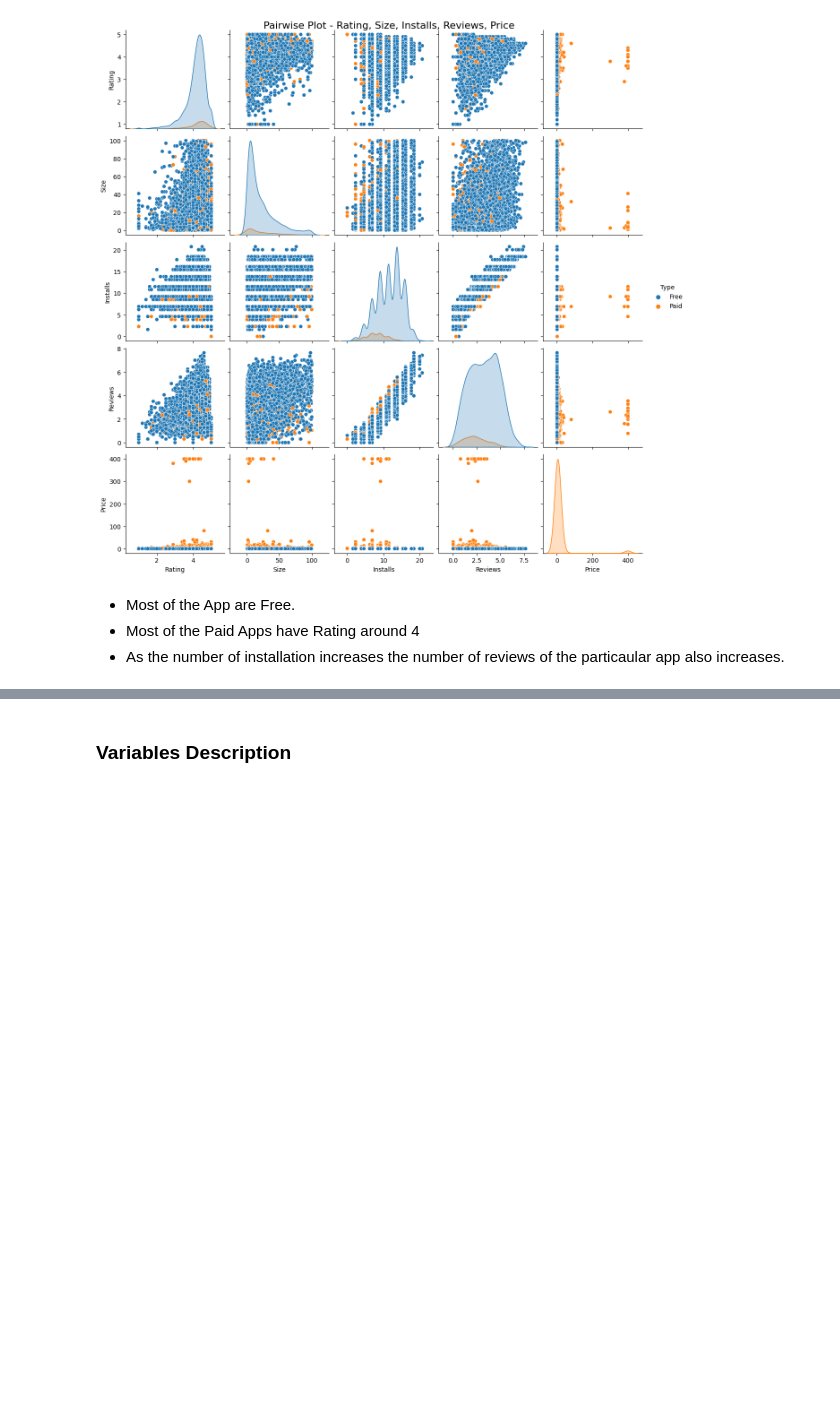
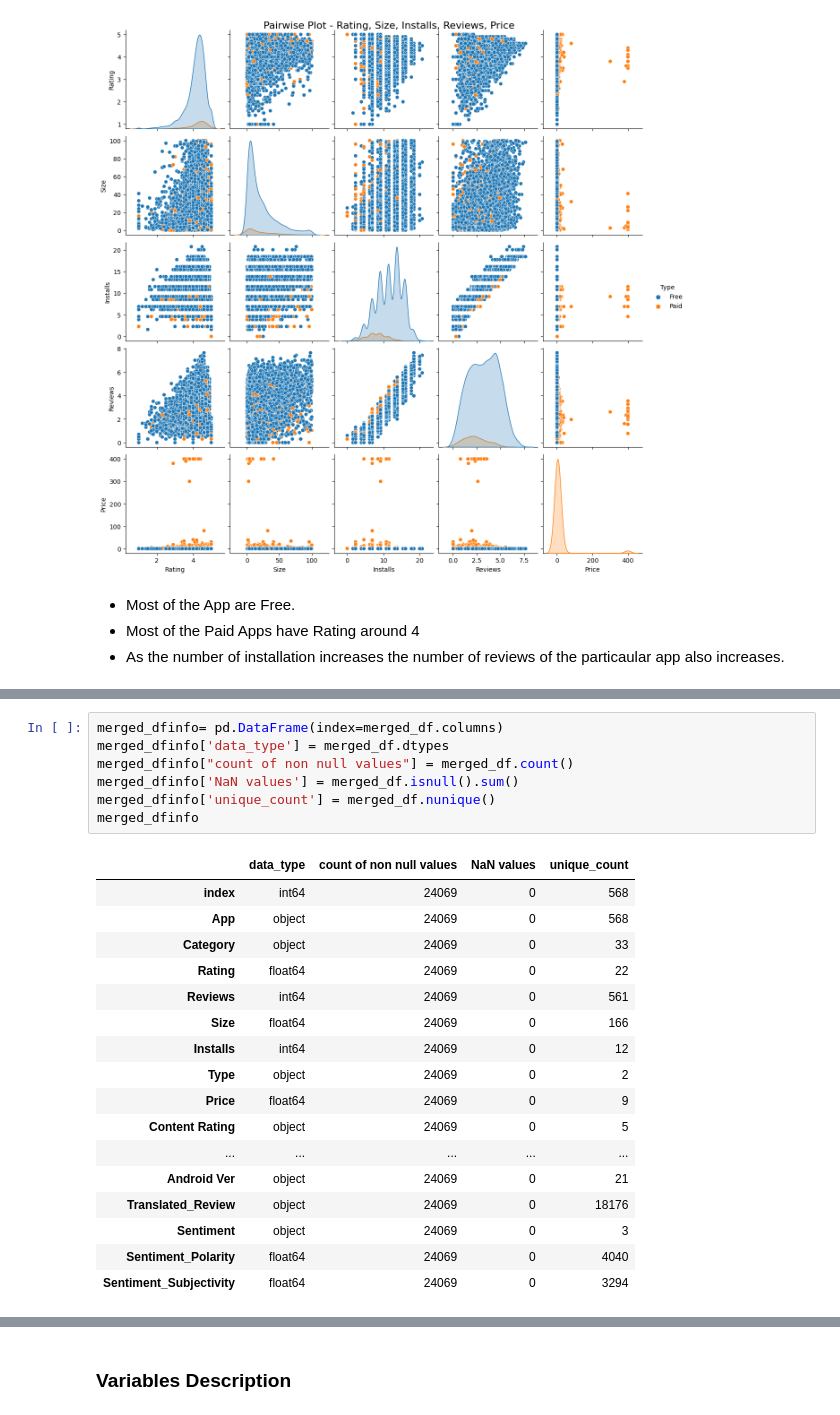
Before and after one commit to chauhan-jaswant/EDA-PROJECT, a Jupyter notebook: Play_Store_App_Review_Analysis.ipynb, the cells around one changed output, grey strips where cells are left out. Saved outputs shown, nothing was run; the diff lists cells and outputs as text; blank space fills up the shorter version.

```diff
--- a/Play_Store_App_Review_Analysis.ipynb
+++ b/Play_Store_App_Review_Analysis.ipynb
@@ -612,0 +759,25 @@ Text(0.5, 1.0, 'Pairwise Plot - Rating, Size, Installs, Reviews, Price')
+# %%
+merged_dfinfo= pd.DataFrame(index=merged_df.columns)
+merged_dfinfo['data_type'] = merged_df.dtypes
+merged_dfinfo["count of non null values"] = merged_df.count()
+merged_dfinfo['NaN values'] = merged_df.isnull().sum()
+merged_dfinfo['unique_count'] = merged_df.nunique()
+merged_dfinfo
+# %% [output]
+|  | data_type | count of non null values | NaN values | unique_count |
+| index | int64 | 24069 | 0 | 568 |
+| App | object | 24069 | 0 | 568 |
+| Category | object | 24069 | 0 | 33 |
+| Rating | float64 | 24069 | 0 | 22 |
+| Reviews | int64 | 24069 | 0 | 561 |
+| Size | float64 | 24069 | 0 | 166 |
+| Installs | int64 | 24069 | 0 | 12 |
+| Type | object | 24069 | 0 | 2 |
+| Price | float64 | 24069 | 0 | 9 |
+| Content Rating | object | 24069 | 0 | 5 |
+| ... | ... | ... | ... | ... |
+| Android Ver | object | 24069 | 0 | 21 |
+| Translated_Review | object | 24069 | 0 | 18176 |
+| Sentiment | object | 24069 | 0 | 3 |
+| Sentiment_Polarity | float64 | 24069 | 0 | 4040 |
+| Sentiment_Subjectivity | float64 | 24069 | 0 | 3294 |
```
Also changed, not shown: parts of 35 cells of this notebook.
